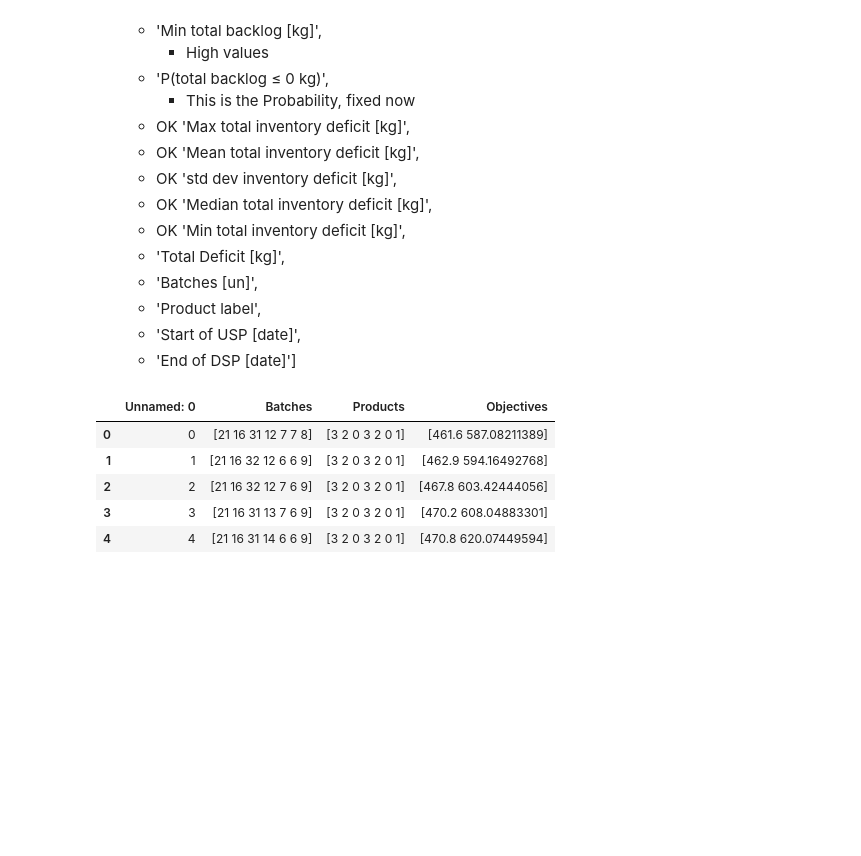
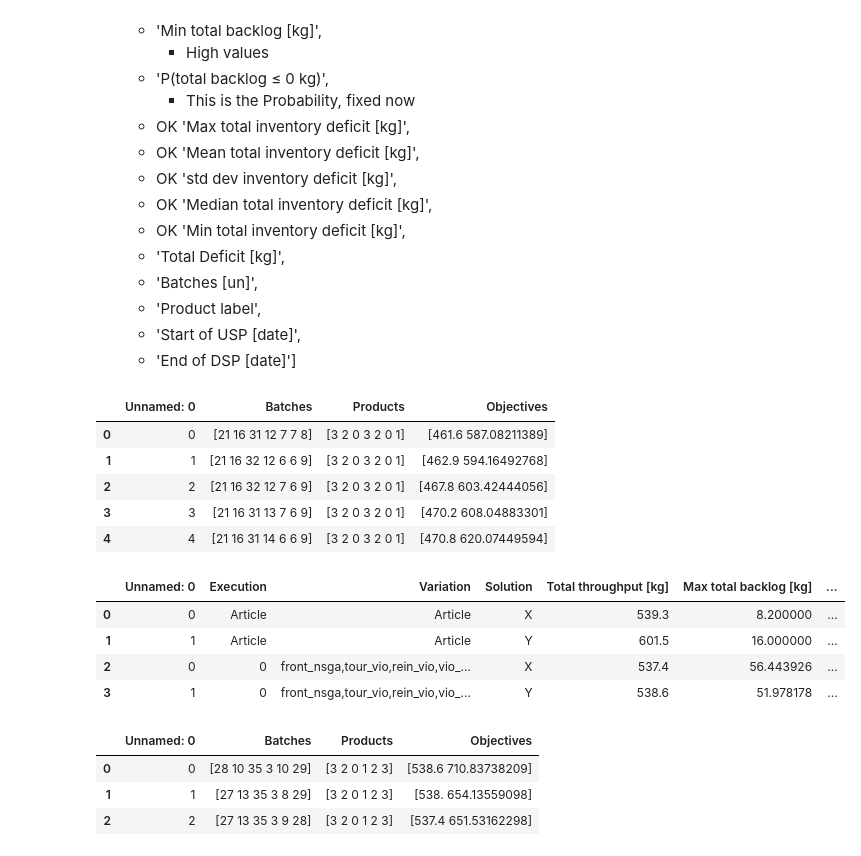
Before and after one commit to DTKx/capacityplanpy, a Jupyter notebook: 02_implementacao/parse_raw.ipynb, the cells around one changed output. Saved outputs shown, nothing was run; the diff lists cells and outputs as text; code cells hidden in the pictures; blank space fills up the shorter version.

```diff
--- a/02_implementacao/parse_raw.ipynb
+++ b/02_implementacao/parse_raw.ipynb
@@ -688,0 +699,18 @@ results
+# %%
+name="19-121"
+result=pd.read_csv(root_path_analysis+name+'.csv')# Import from csv
+result
+# %% [output]
+|  | Unnamed: 0 | Execution | Variation | Solution | Total throughput [kg] | Max total backlog [kg] | ... |
+| 0 | 0 | Article | Article | X | 539.3 | 8.200000 | ... |
+| 1 | 1 | Article | Article | Y | 601.5 | 16.000000 | ... |
+| 2 | 0 | 0 | front_nsga,tour_vio,rein_vio,vio_... | X | 537.4 | 56.443926 | ... |
+| 3 | 1 | 0 | front_nsga,tour_vio,rein_vio,vio_... | Y | 538.6 | 51.978178 | ... |
+# %%
+results=pd.read_csv(root_path_analysis+name+"solutions.csv")# Import from csv
+results
+# %% [output]
+|  | Unnamed: 0 | Batches | Products | Objectives |
+| 0 | 0 | [28 10 35 3 10 29] | [3 2 0 1 2 3] | [538.6 710.83738209] |
+| 1 | 1 | [27 13 35 3 8 29] | [3 2 0 1 2 3] | [538. 654.13559098] |
+| 2 | 2 | [27 13 35 3 9 28] | [3 2 0 1 2 3] | [537.4 651.53162298] |
```
Also changed, not shown: parts of 9 cells of this notebook, 2 other files.
